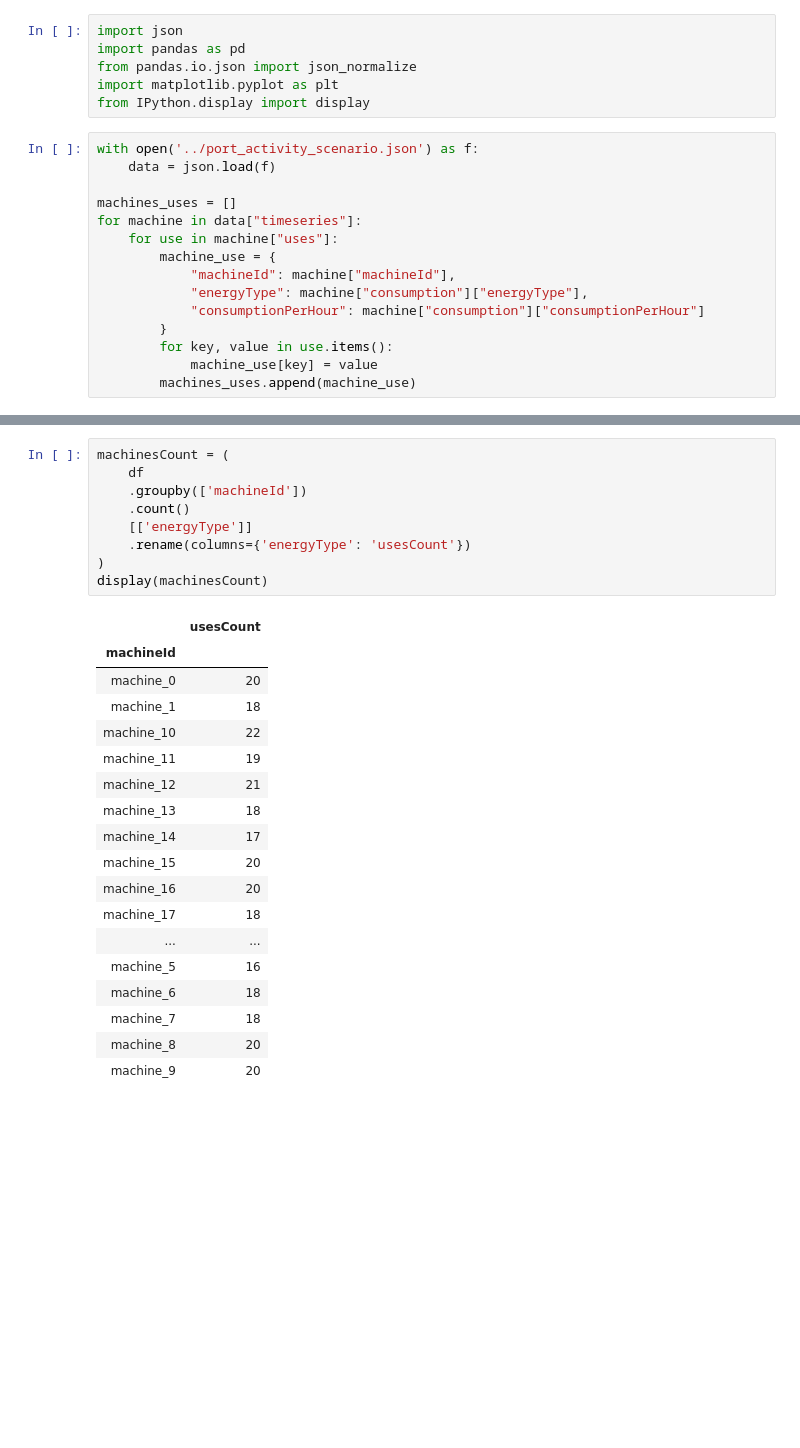
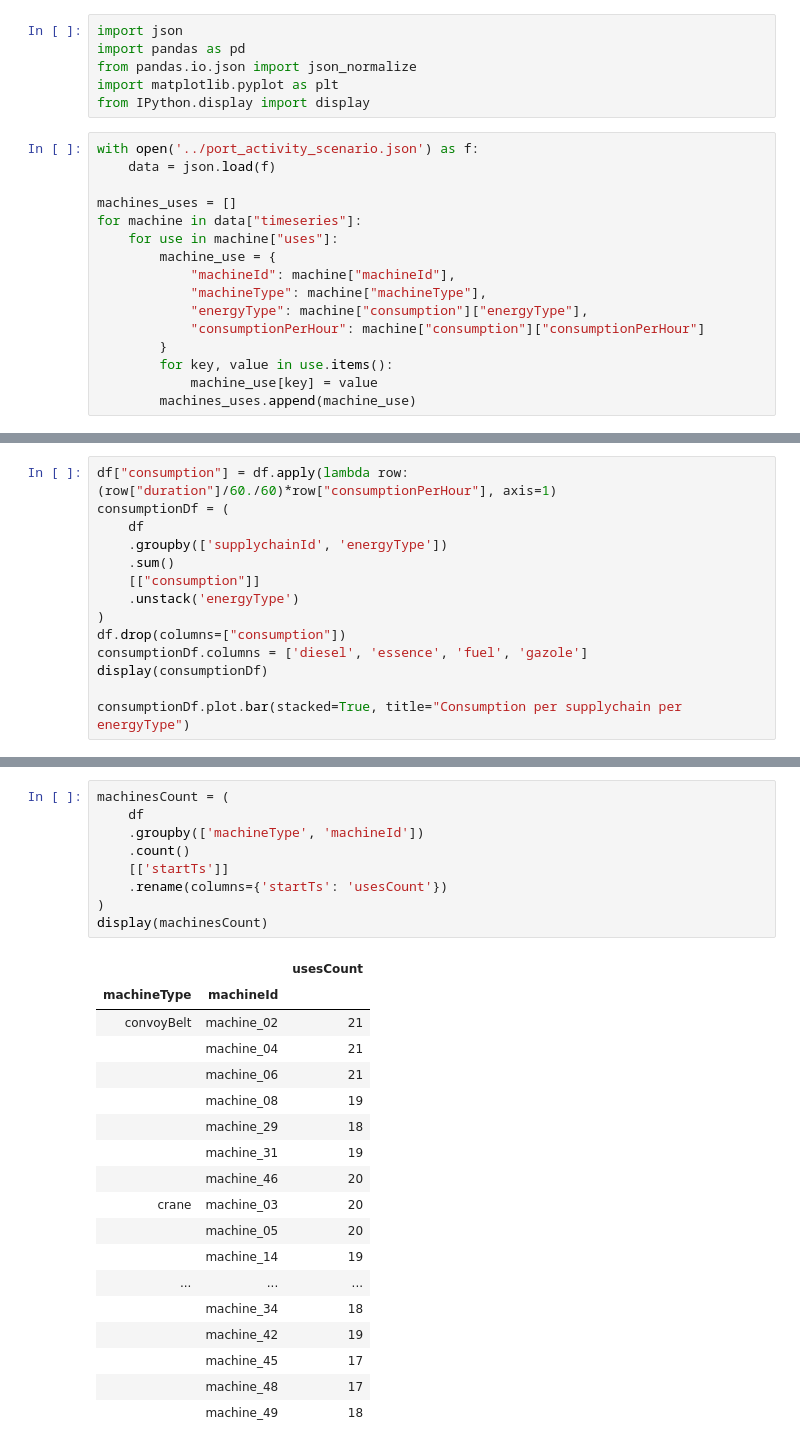
Before and after one commit to pixel-ports/pas_modelling, a Jupyter notebook: tools/demonstration.ipynb, the cells around one changed output, grey strips where cells are left out. Saved outputs shown, nothing was run; the diff lists cells and outputs as text; blank space fills up the shorter version.

Commit message:
Add Boxplot and StackedBars

```diff
--- a/tools/demonstration.ipynb
+++ b/tools/demonstration.ipynb
@@ -13,6 +13,7 @@ for machine in data["timeseries"]:
     for use in machine["uses"]:
         machine_use = {
             "machineId": machine["machineId"],
+            "machineType": machine["machineType"],
             "energyType": machine["consumption"]["energyType"],
             "consumptionPerHour": machine["consumption"]["consumptionPerHour"]
         }
@@ -116,0 +101,14 @@ consumptionDf.plot.bar()
+# %%
+df["consumption"] = df.apply(lambda row: (row["duration"]/60./60)*row["consumptionPerHour"], axis=1)
+consumptionDf = (
+    df
+    .groupby(['supplychainId', 'energyType'])
+    .sum()
+    [["consumption"]]
+    .unstack('energyType')
+)
+df.drop(columns=["consumption"])
+consumptionDf.columns = ['diesel', 'essence', 'fuel', 'gazole']
+display(consumptionDf)
+
+consumptionDf.plot.bar(stacked=True, title="Consumption per supplychain per energyType")
@@ -117,28 +136,28 @@ consumptionDf.plot.bar()
 # %%
 machinesCount = (
     df
-    .groupby(['machineId'])
+    .groupby(['machineType', 'machineId'])
     .count()
-    [['energyType']]
-    .rename(columns={'energyType': 'usesCount'})
+    [['startTs']]
+    .rename(columns={'startTs': 'usesCount'})
 )
 display(machinesCount)
 # %% [output]
-|  | usesCount |
-| machineId |  |
-| machine_0 | 20 |
-| machine_1 | 18 |
-| machine_10 | 22 |
-| machine_11 | 19 |
-| machine_12 | 21 |
-| machine_13 | 18 |
-| machine_14 | 17 |
-| machine_15 | 20 |
-| machine_16 | 20 |
-| machine_17 | 18 |
-| ... | ... |
-| machine_5 | 16 |
-| machine_6 | 18 |
-| machine_7 | 18 |
-| machine_8 | 20 |
-| machine_9 | 20 |
+|  |  | usesCount |
+| machineType | machineId |  |
+| convoyBelt | machine_02 | 21 |
+|  | machine_04 | 21 |
+|  | machine_06 | 21 |
+|  | machine_08 | 19 |
+|  | machine_29 | 18 |
+|  | machine_31 | 19 |
+|  | machine_46 | 20 |
+| crane | machine_03 | 20 |
+|  | machine_05 | 20 |
+|  | machine_14 | 19 |
+| ... | ... | ... |
+|  | machine_34 | 18 |
+|  | machine_42 | 19 |
+|  | machine_45 | 17 |
+|  | machine_48 | 17 |
+|  | machine_49 | 18 |
```
Also changed, not shown: parts of 6 cells of this notebook, 1 other file.
